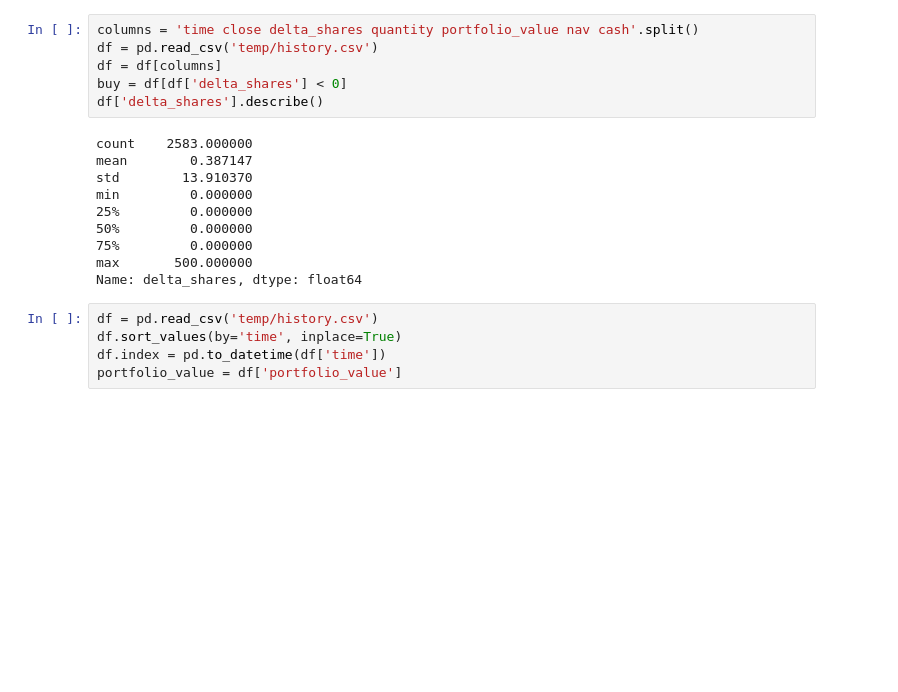
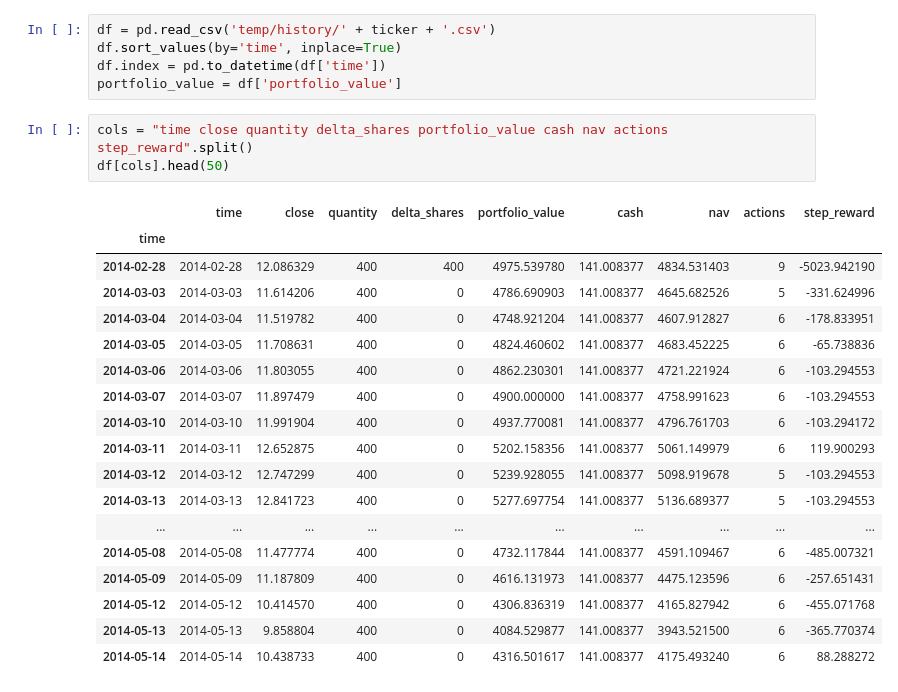
Before and after one commit to minhmanminhman/stock-env, a Jupyter notebook: notebooks/test_vn_stock_env.ipynb, the cells around one changed output. Drawn from its saved outputs; the diff is of its cells as text; blank space fills up the shorter version.

```diff
--- a/notebooks/test_vn_stock_env.ipynb
+++ b/notebooks/test_vn_stock_env.ipynb
@@ -37,27 +37,33 @@ model = PPO.load("log/ppo_VietnamStock", env=env)
 # %% [output]
 Wrapping the env with a `Monitor` wrapper
 Wrapping the env in a DummyVecEnv.
-# %%
-columns = 'time close delta_shares quantity portfolio_value nav cash'.split()
-df = pd.read_csv('temp/history.csv')
-df = df[columns]
-buy = df[df['delta_shares'] < 0]
-df['delta_shares'].describe()
-# %% [output]
-count    2583.000000
-mean        0.387147
-std        13.910370
-min         0.000000
-25%         0.000000
-50%         0.000000
-75%         0.000000
-max       500.000000
-Name: delta_shares, dtype: float64
 # %%
-df = pd.read_csv('temp/history.csv')
+df = pd.read_csv('temp/history/' + ticker + '.csv')
 df.sort_values(by='time', inplace=True)
 df.index = pd.to_datetime(df['time'])
 portfolio_value = df['portfolio_value']
+# %%
+cols = "time close quantity delta_shares portfolio_value cash nav actions step_reward".split()
+df[cols].head(50)
+# %% [output]
+|  | time | close | quantity | delta_shares | portfolio_value | cash | nav | actions | step_reward |
+| time |  |  |  |  |  |  |  |  |  |
+| 2014-02-28 | 2014-02-28 | 12.086329 | 400 | 400 | 4975.539780 | 141.008377 | 4834.531403 | 9 | -5023.942190 |
+| 2014-03-03 | 2014-03-03 | 11.614206 | 400 | 0 | 4786.690903 | 141.008377 | 4645.682526 | 5 | -331.624996 |
+| 2014-03-04 | 2014-03-04 | 11.519782 | 400 | 0 | 4748.921204 | 141.008377 | 4607.912827 | 6 | -178.833951 |
+| 2014-03-05 | 2014-03-05 | 11.708631 | 400 | 0 | 4824.460602 | 141.008377 | 4683.452225 | 6 | -65.738836 |
+| 2014-03-06 | 2014-03-06 | 11.803055 | 400 | 0 | 4862.230301 | 141.008377 | 4721.221924 | 6 | -103.294553 |
+| 2014-03-07 | 2014-03-07 | 11.897479 | 400 | 0 | 4900.000000 | 141.008377 | 4758.991623 | 6 | -103.294553 |
+| 2014-03-10 | 2014-03-10 | 11.991904 | 400 | 0 | 4937.770081 | 141.008377 | 4796.761703 | 6 | -103.294172 |
+| 2014-03-11 | 2014-03-11 | 12.652875 | 400 | 0 | 5202.158356 | 141.008377 | 5061.149979 | 6 | 119.900293 |
+| 2014-03-12 | 2014-03-12 | 12.747299 | 400 | 0 | 5239.928055 | 141.008377 | 5098.919678 | 5 | -103.294553 |
+| 2014-03-13 | 2014-03-13 | 12.841723 | 400 | 0 | 5277.697754 | 141.008377 | 5136.689377 | 5 | -103.294553 |
+| ... | ... | ... | ... | ... | ... | ... | ... | ... | ... |
+| 2014-05-08 | 2014-05-08 | 11.477774 | 400 | 0 | 4732.117844 | 141.008377 | 4591.109467 | 6 | -485.007321 |
+| 2014-05-09 | 2014-05-09 | 11.187809 | 400 | 0 | 4616.131973 | 141.008377 | 4475.123596 | 6 | -257.651431 |
+| 2014-05-12 | 2014-05-12 | 10.414570 | 400 | 0 | 4306.836319 | 141.008377 | 4165.827942 | 6 | -455.071768 |
+| 2014-05-13 | 2014-05-13 | 9.858804 | 400 | 0 | 4084.529877 | 141.008377 | 3943.521500 | 6 | -365.770374 |
+| 2014-05-14 | 2014-05-14 | 10.438733 | 400 | 0 | 4316.501617 | 141.008377 | 4175.493240 | 6 | 88.288272 |
 # %%
 plot_trade_log_v2(df)
 # %% [output]
```
Also changed, not shown: parts of 7 cells of this notebook, 2 other files.
